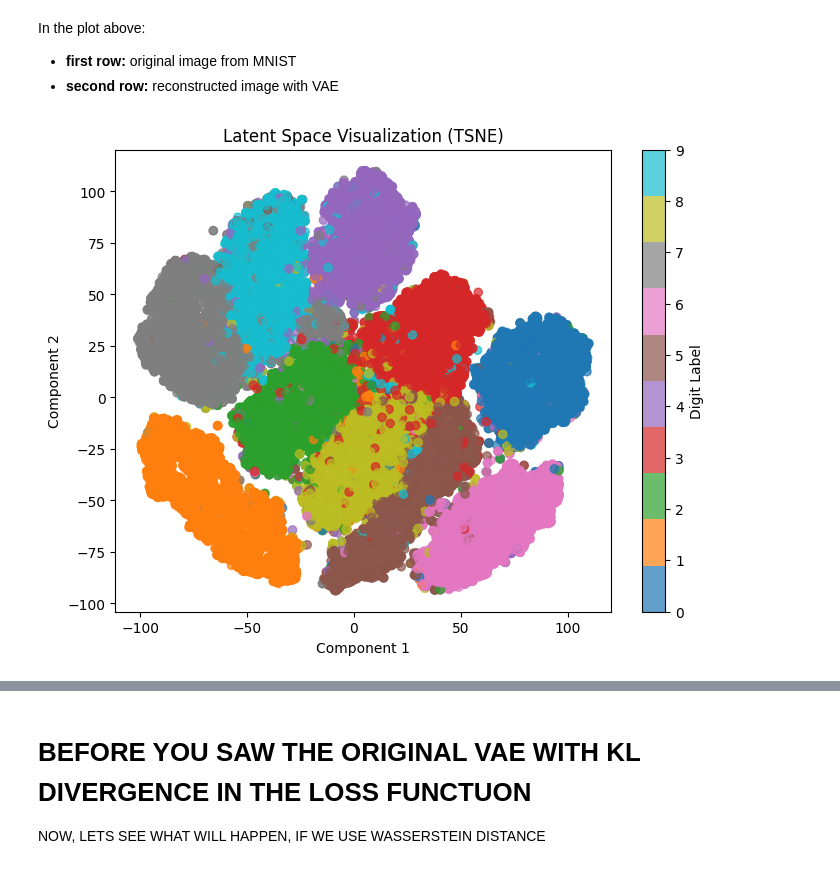
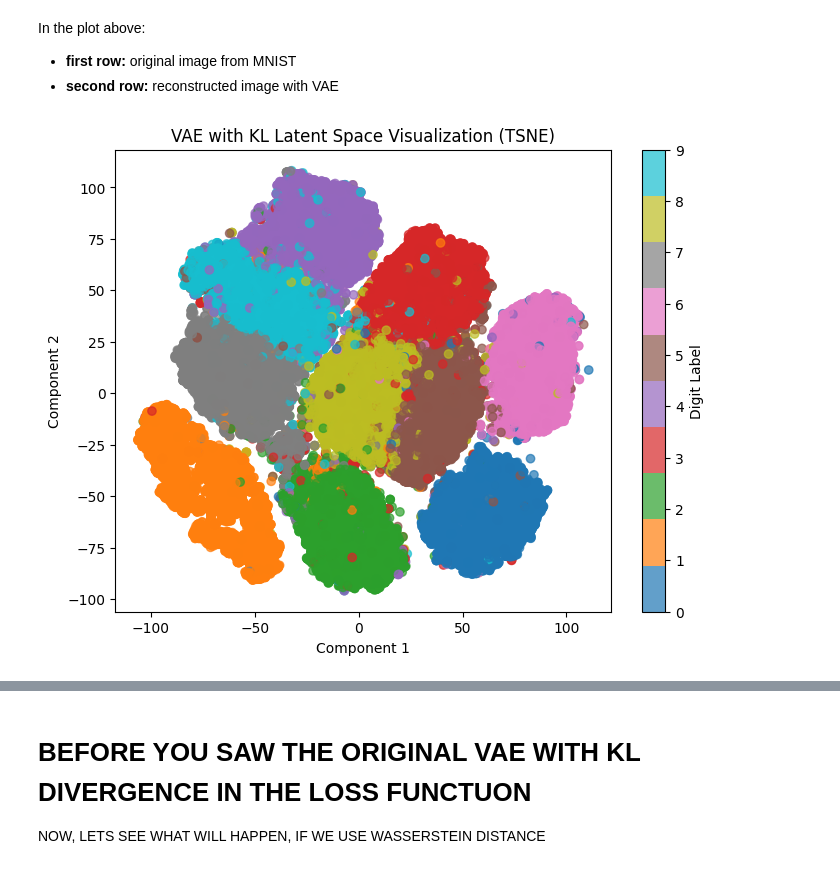
Before and after one commit to kezouke/VAExperiment, a Jupyter notebook: experiment.ipynb, the cells around one changed output, grey strips where cells are left out. Cells and saved outputs as stored; diff of their text form; code cells hidden in the pictures.

```diff
--- a/experiment.ipynb
+++ b/experiment.ipynb
@@ -270,12 +295,16 @@ def train_vae(vae, data_loader, optimizer, epochs=10):
     return train_loss
 # %%
-# Hyperparameters
-input_dim = 28 * 28  # Flattened MNIST images
-latent_dim = 10
-batch_size = 64
-learning_rate = 1e-3
-epochs = 25
+# Log hyperparameters
+hyperparameters = {
+    "input_dim": 28 * 28,  # Flattened MNIST images
+    "latent_dim": 10,
+    "batch_size": 64,
+    "learning_rate": 1e-3,
+    "epochs": 35,
+    "loss_type": "kl"  # Change to 'wasserstein' as needed
+}
+task.connect(hyperparameters)
 
 # Model, Optimizer
-vae = VAE(input_dim, latent_dim).to(device)
-optimizer = torch.optim.Adam(vae.parameters(), lr=learning_rate)
+vae = VAE(hyperparameters["input_dim"], hyperparameters["latent_dim"]).to(device)
+optimizer = torch.optim.Adam(vae.parameters(), lr=hyperparameters["learning_rate"])
@@ -343,7 +391,7 @@ In the plot above:
 # %%
 from sklearn.manifold import TSNE
 
-def plot_latent_space(vae, data_loader):
+def plot_latent_space(vae, data_loader, name="KL"):
     vae.eval()
     with torch.no_grad():
         all_mu = []
@@ -365,14 +413,15 @@ def plot_latent_space(vae, data_loader):
         plt.figure(figsize=(8, 6))
         scatter = plt.scatter(reduced[:, 0], reduced[:, 1], c=all_labels, cmap='tab10', alpha=0.7)
         plt.colorbar(scatter, label="Digit Label")
-        plt.title(f"Latent Space Visualization (TSNE)")
+        plt.title(f"VAE with {name} Latent Space Visualization (TSNE)")
         plt.xlabel("Component 1")
         plt.ylabel("Component 2")
+        # plt.suptitle("VAE Latent Space with KL in Loss F.", fontsize=16)
         plt.show()
 # %%
-plot_latent_space(vae, train_loader, method="tsne")
+plot_latent_space(vae, train_loader)
 # %% [output]
-[figure, old version]
+[figure, new version]
 # %%
 import seaborn as sns
 
```
Also changed, not shown: parts of 31 cells of this notebook, 4 other files.
